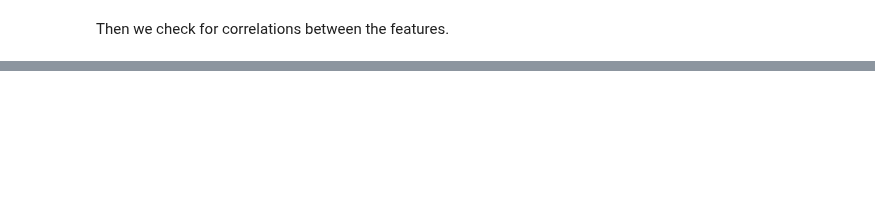
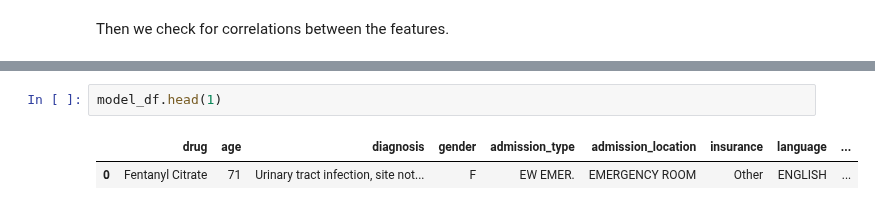
Before and after one commit to bizzfuzz/CHOP-comprehensive-hospital-outcome-prediction-system, a Jupyter notebook: CHOP.ipynb, the cells around one changed output, grey strips where cells are left out. Drawn from its saved outputs; the diff is of its cells as text; blank space fills up the shorter version.

```diff
--- a/CHOP.ipynb
+++ b/CHOP.ipynb
@@ -708,0 +725,5 @@ los_model_df = model_df.copy()
+# %%
+model_df.head(1)
+# %% [output]
+|  | drug | age | diagnosis | gender | admission_type | admission_location | insurance | language | ... |
+| 0 | Fentanyl Citrate | 71 | Urinary tract infection, site not... | F | EW EMER. | EMERGENCY ROOM | Other | ENGLISH | ... |
```
Also changed, not shown: parts of 26 cells of this notebook.
